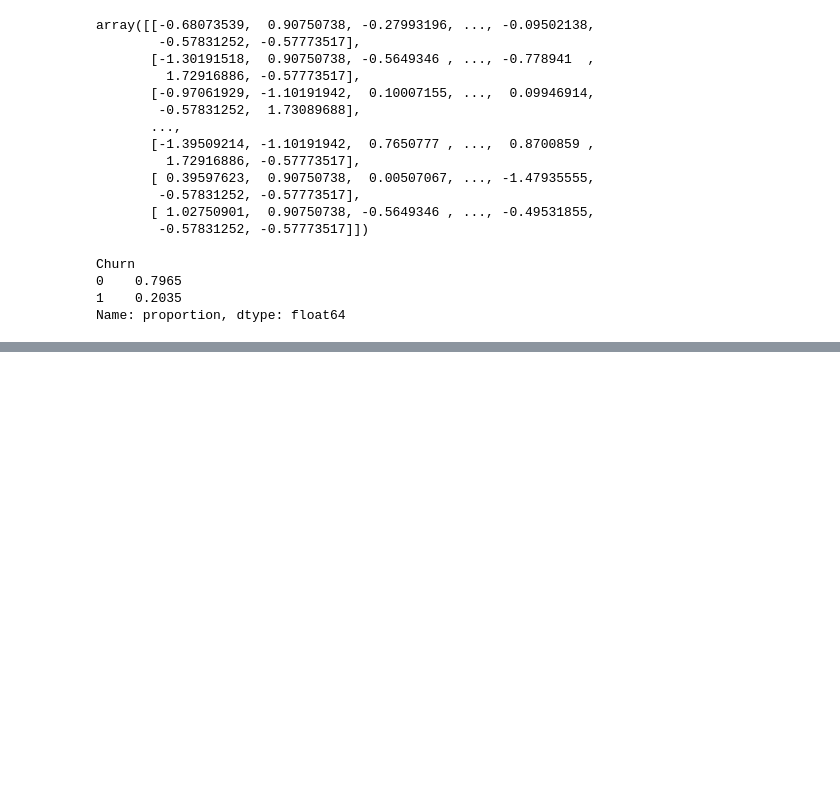
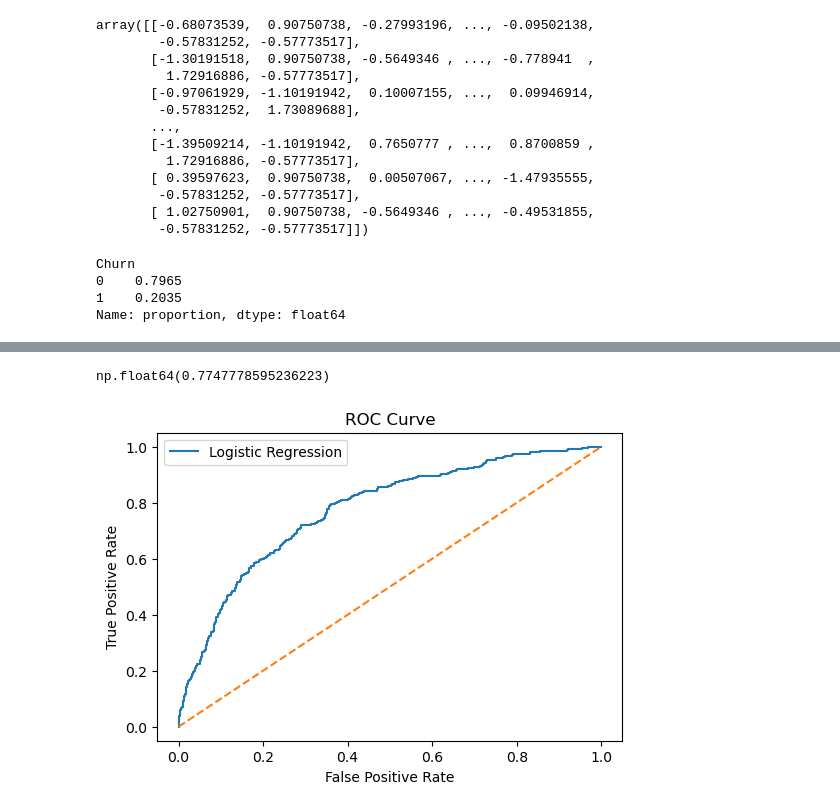
Before and after one commit to pauyoo/Churn_Rate_Prediction, a Jupyter notebook: Churn Data Preprocessing, feture engineering & modelling.ipynb, the cells around one changed output, grey strips where cells are left out. Drawn from its saved outputs; the diff is of its cells as text; code cells hidden in the pictures; blank space fills up the shorter version.

Commit message:
Liners Regression & Decisiion Trees

```diff
--- a/Churn Data Preprocessing, feture engineering & modelling.ipynb
+++ b/Churn Data Preprocessing, feture engineering & modelling.ipynb
@@ -257,0 +258,10 @@ Name: proportion, dtype: float64
+# %%
+## Training the model
+from sklearn.linear_model import LogisticRegression
+
+log_model = LogisticRegression(
+    max_iter=1000,
+    random_state=42
+)
+
+log_model.fit(X_train_scaled, y_train)
@@ -257,0 +270,4 @@ Name: proportion, dtype: float64
+# %%
+## Make predictions
+y_pred = log_model.predict(X_test_scaled)
+y_pred_proba = log_model.predict_proba(X_test_scaled)[:, 1]
@@ -257,0 +296,25 @@ Name: proportion, dtype: float64
+# %%
+## ROC–AUC Score
+from sklearn.metrics import roc_auc_score
+
+roc_auc_score(y_test, y_pred_proba)
+# %% [output]
+np.float64(0.7747778595236223)
+# %%
+#### ROC–AUC Score curve
+
+from sklearn.metrics import roc_curve
+import matplotlib.pyplot as plt
+
+fpr, tpr, _ = roc_curve(y_test, y_pred_proba)
+
+plt.figure(figsize=(6,4))
+plt.plot(fpr, tpr, label="Logistic Regression")
+plt.plot([0,1], [0,1], linestyle="--")
+plt.xlabel("False Positive Rate")
+plt.ylabel("True Positive Rate")
+plt.title("ROC Curve")
+plt.legend()
+plt.show()
+# %% [output]
+[figure, added]
```
Also changed, not shown: parts of 14 cells of this notebook, 1 other file.
